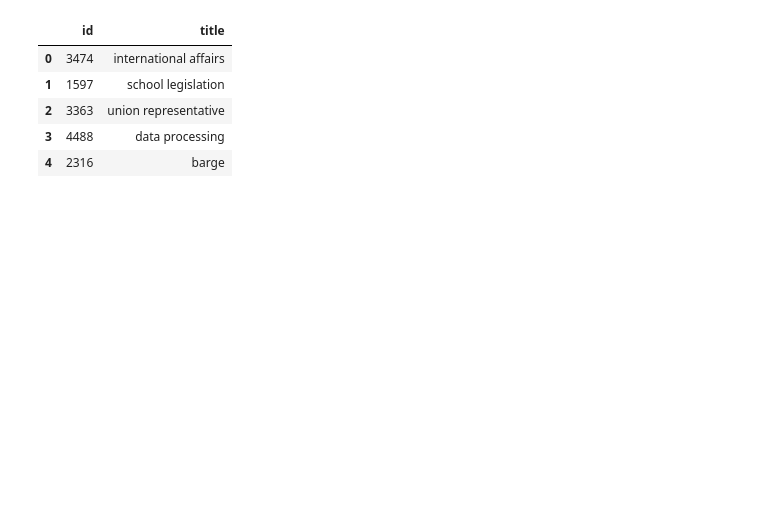
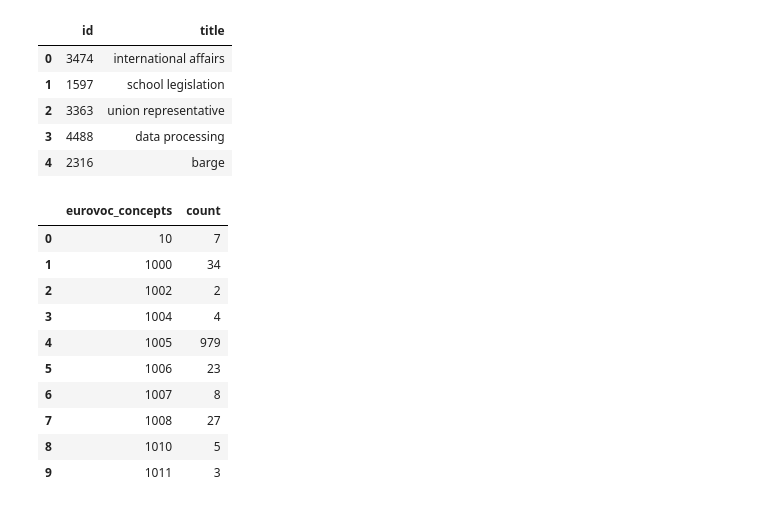
Before and after one commit to Marketos-Damigos/732A81-Text_Mining_project, a Jupyter notebook: data_exploration.ipynb, the cells around one changed output. Cells and saved outputs as stored; diff of their text form; code cells hidden in the pictures; blank space fills up the shorter version.

```diff
--- a/data_exploration.ipynb
+++ b/data_exploration.ipynb
@@ -19,0 +26,18 @@ eurovoc_concepts_df.head()
+# %%
+# get the number of documents per class from eurovoc_concepts
+labels_count = cumulative.explode('eurovoc_concepts').groupby('eurovoc_concepts').count().reset_index()
+labels_count = labels_count[['eurovoc_concepts', 'text']]
+labels_count.columns = ['eurovoc_concepts', 'count']
+labels_count.head(10)
+# %% [output]
+|  | eurovoc_concepts | count |
+| 0 | 10 | 7 |
+| 1 | 1000 | 34 |
+| 2 | 1002 | 2 |
+| 3 | 1004 | 4 |
+| 4 | 1005 | 979 |
+| 5 | 1006 | 23 |
+| 6 | 1007 | 8 |
+| 7 | 1008 | 27 |
+| 8 | 1010 | 5 |
+| 9 | 1011 | 3 |
```
Also changed, not shown: parts of 5 cells of this notebook.
